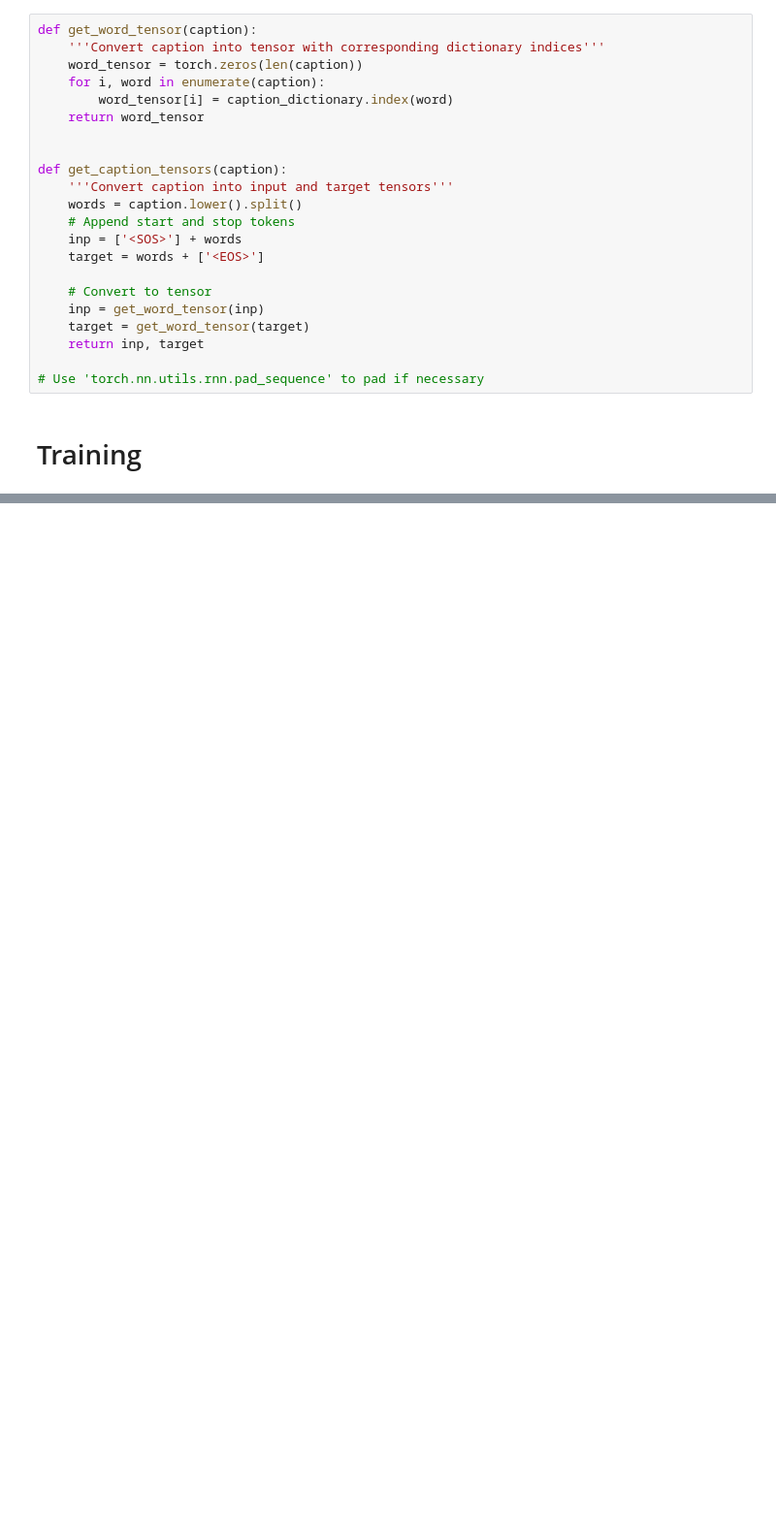
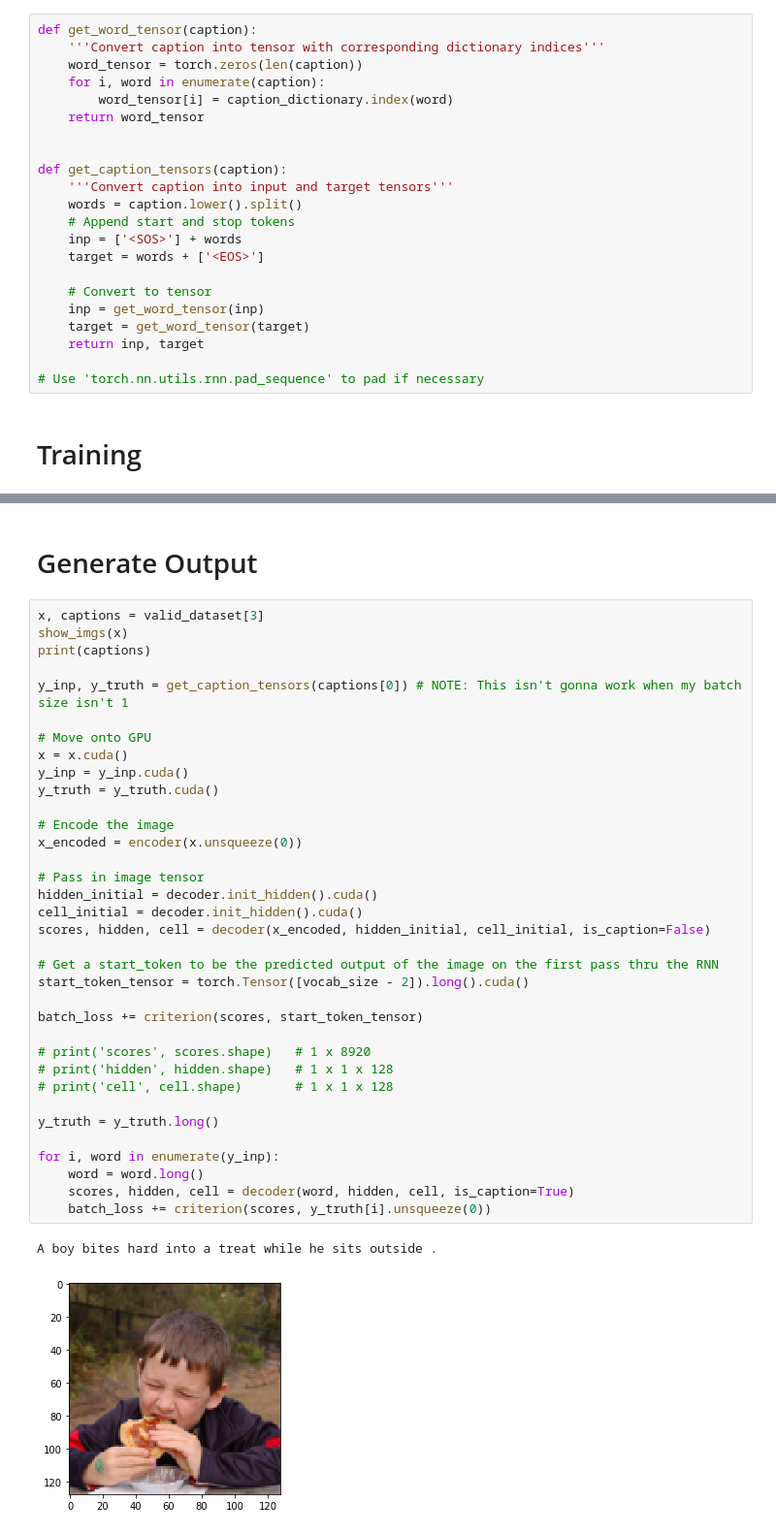
Before and after one commit to porter7678/image_caption_generator, a Jupyter notebook: image_caption_generator.ipynb, the cells around one changed output, grey strips where cells are left out. Shown: that part at 97% size. Saved outputs shown, nothing was run; the diff lists cells and outputs as text; blank space fills up the shorter version.

```diff
--- a/image_caption_generator.ipynb
+++ b/image_caption_generator.ipynb
@@ -367,0 +368,40 @@ tensor([[[-0.0283,  0.0646,  0.0401, -0.0004,  0.0591, -0.0467, -0.0893,
+# %% [markdown]
+# Generate Output
+# %%
+x, captions = valid_dataset[3]
+show_imgs(x)
+print(captions)
+
+y_inp, y_truth = get_caption_tensors(captions[0]) # NOTE: This isn't gonna work when my batch size isn't 1
+
+# Move onto GPU
+x = x.cuda()
+y_inp = y_inp.cuda()
+y_truth = y_truth.cuda()
+
+# Encode the image
+x_encoded = encoder(x.unsqueeze(0))
+
+# Pass in image tensor
+hidden_initial = decoder.init_hidden().cuda()
+cell_initial = decoder.init_hidden().cuda()
+scores, hidden, cell = decoder(x_encoded, hidden_initial, cell_initial, is_caption=False)
+
+# Get a start_token to be the predicted output of the image on the first pass thru the RNN
+start_token_tensor = torch.Tensor([vocab_size - 2]).long().cuda()
+
+batch_loss += criterion(scores, start_token_tensor)
+
+# print('scores', scores.shape)   # 1 x 8920
+# print('hidden', hidden.shape)   # 1 x 1 x 128
+# print('cell', cell.shape)       # 1 x 1 x 128
+
+y_truth = y_truth.long()
+
+for i, word in enumerate(y_inp):
+    word = word.long()
+    scores, hidden, cell = decoder(word, hidden, cell, is_caption=True)
+    batch_loss += criterion(scores, y_truth[i].unsqueeze(0))
+# %% [output]
+A boy bites hard into a treat while he sits outside .
+[figure, added]
```
Also changed, not shown: parts of 5 cells of this notebook.
